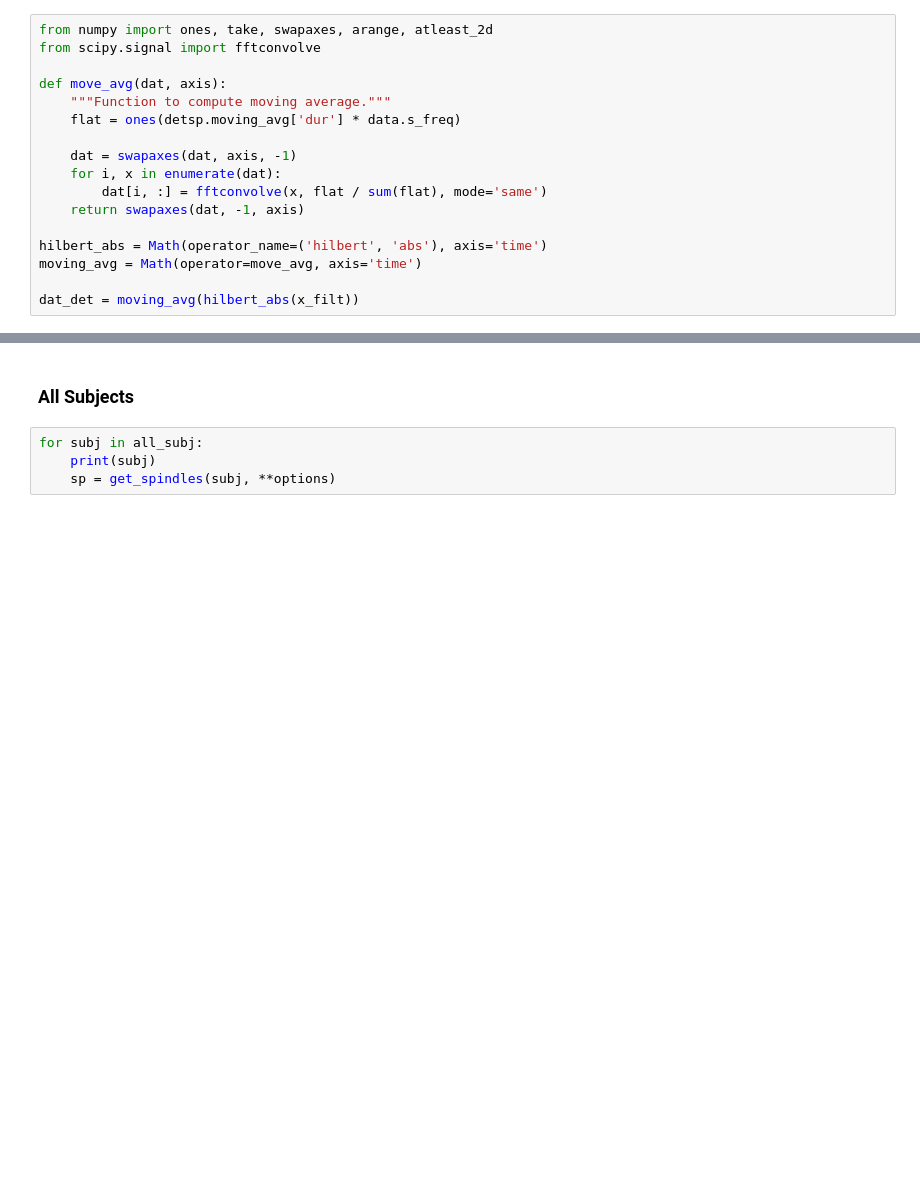
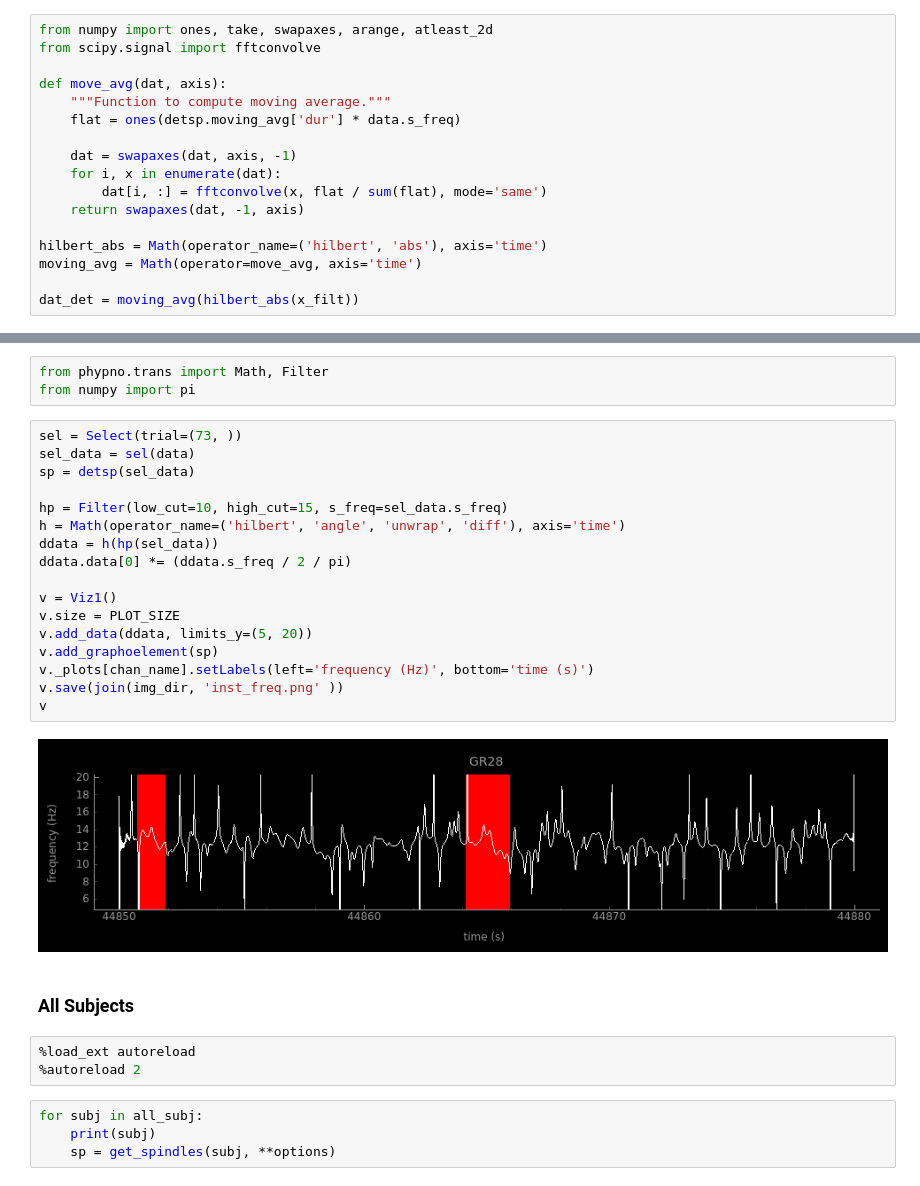
Before and after one commit to gpiantoni/spgr, a Jupyter notebook: spindle_detection_method.ipynb, the cells around one changed output, grey strips where cells are left out. Saved outputs shown, nothing was run; the diff lists cells and outputs as text; blank space fills up the shorter version.

Commit message:
describe inst freq for spindle analysis

```diff
--- a/spindle_detection_method.ipynb
+++ b/spindle_detection_method.ipynb
@@ -154,5 +151,30 @@ v.save(join(img_dir, 'detected.png' ))
+# %%
+from phypno.trans import Math, Filter
+from numpy import pi
+# %%
+sel = Select(trial=(73, ))
+sel_data = sel(data)
+sp = detsp(sel_data)
+
+hp = Filter(low_cut=10, high_cut=15, s_freq=sel_data.s_freq)
+h = Math(operator_name=('hilbert', 'angle', 'unwrap', 'diff'), axis='time')
+ddata = h(hp(sel_data))
+ddata.data[0] *= (ddata.s_freq / 2 / pi)
+
+v = Viz1()
+v.size = PLOT_SIZE
+v.add_data(ddata, limits_y=(5, 20))
+v.add_graphoelement(sp)
+v._plots[chan_name].setLabels(left='frequency (Hz)', bottom='time (s)')
+v.save(join(img_dir, 'inst_freq.png' ))
+v
+# %% [output]
+[figure, added]
 # %% [markdown]
 ### All Subjects
+# %%
+%load_ext autoreload
+%autoreload 2
 # %%
 for subj in all_subj:
     print(subj)
```
Also changed, not shown: parts of 14 cells of this notebook.
